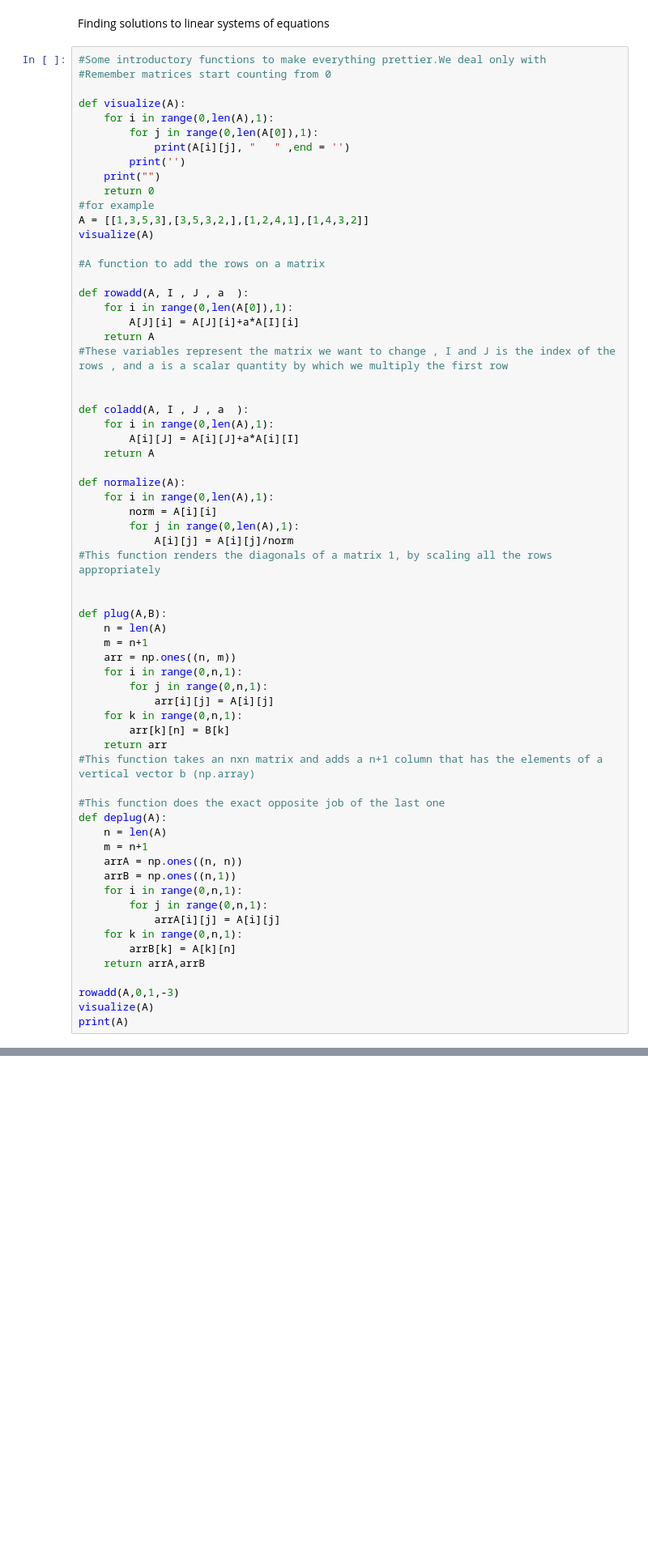
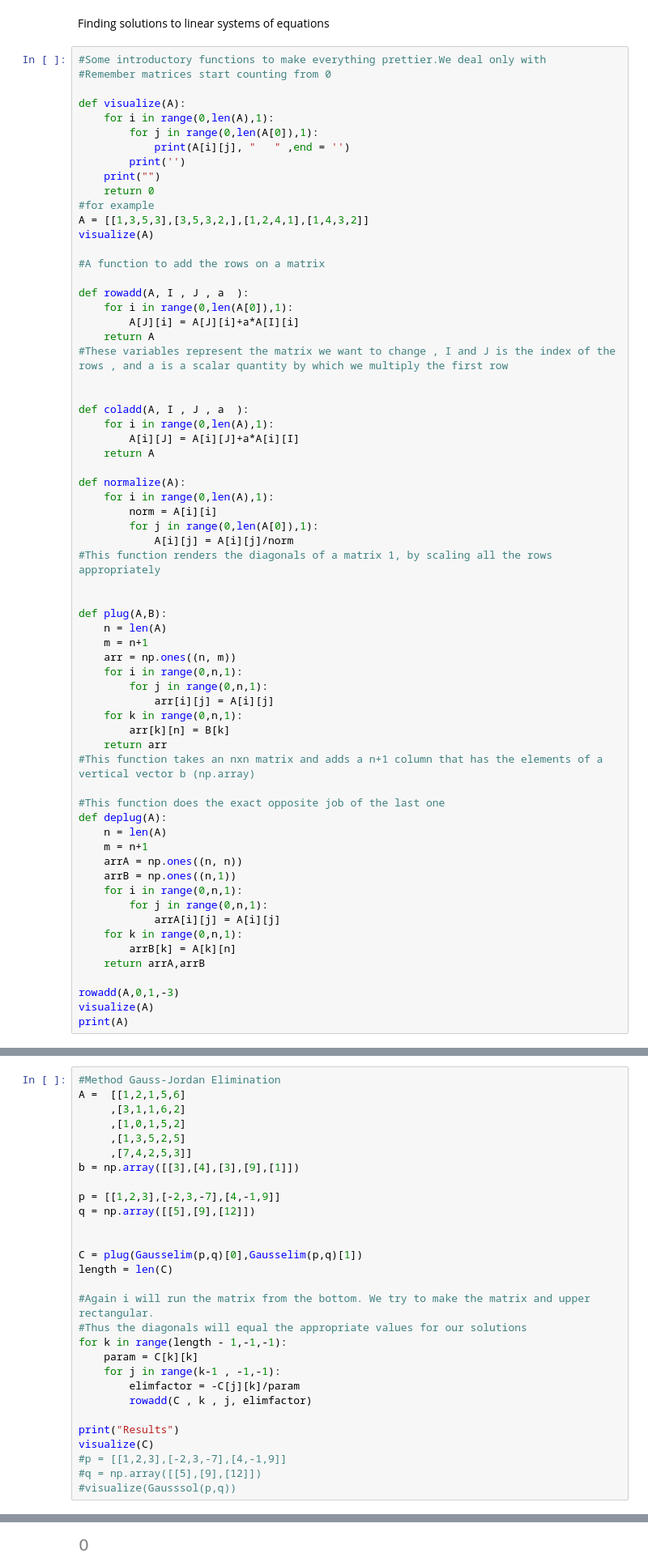
Before and after one commit to grk38/Joint-Project-Sterg, a Jupyter notebook: Numerical Analysis.ipynb, the cells around one changed output, grey strips where cells are left out. Shown: that part at 81% size. Cells and saved outputs as stored; diff of their text form; blank space fills up the shorter version.

```diff
--- a/Numerical Analysis.ipynb
+++ b/Numerical Analysis.ipynb
@@ -177,7 +177,7 @@ def coladd(A, I , J , a  ):
 def normalize(A):
     for i in range(0,len(A),1):
         norm = A[i][i]
-        for j in range(0,len(A),1):
+        for j in range(0,len(A[0]),1):
             A[i][j] = A[i][j]/norm
 #This function renders the diagonals of a matrix 1, by scaling all the rows appropriately
 
@@ -312,0 +291,30 @@ Gauss elimination procceding
+# %%
+#Method Gauss-Jordan Elimination
+A =  [[1,2,1,5,6]
+     ,[3,1,1,6,2]
+     ,[1,0,1,5,2]
+     ,[1,3,5,2,5]
+     ,[7,4,2,5,3]]
+b = np.array([[3],[4],[3],[9],[1]])
+
+p = [[1,2,3],[-2,3,-7],[4,-1,9]]
+q = np.array([[5],[9],[12]])
+
+
+C = plug(Gausselim(p,q)[0],Gausselim(p,q)[1])
+length = len(C)
+
+#Again i will run the matrix from the bottom. We try to make the matrix and upper rectangular.
+#Thus the diagonals will equal the appropriate values for our solutions
+for k in range(length - 1,-1,-1):
+    param = C[k][k]
+    for j in range(k-1 , -1,-1):
+        elimfactor = -C[j][k]/param
+        rowadd(C , k , j, elimfactor)
+
+print("Results")
+visualize(C)
+#p = [[1,2,3],[-2,3,-7],[4,-1,9]]
+#q = np.array([[5],[9],[12]])
+#visualize(Gausssol(p,q))
+# %% [output]
@@ -312,0 +325 @@ Gauss elimination procceding
+[figure, added]
```
Also changed, not shown: parts of 3 cells of this notebook.
